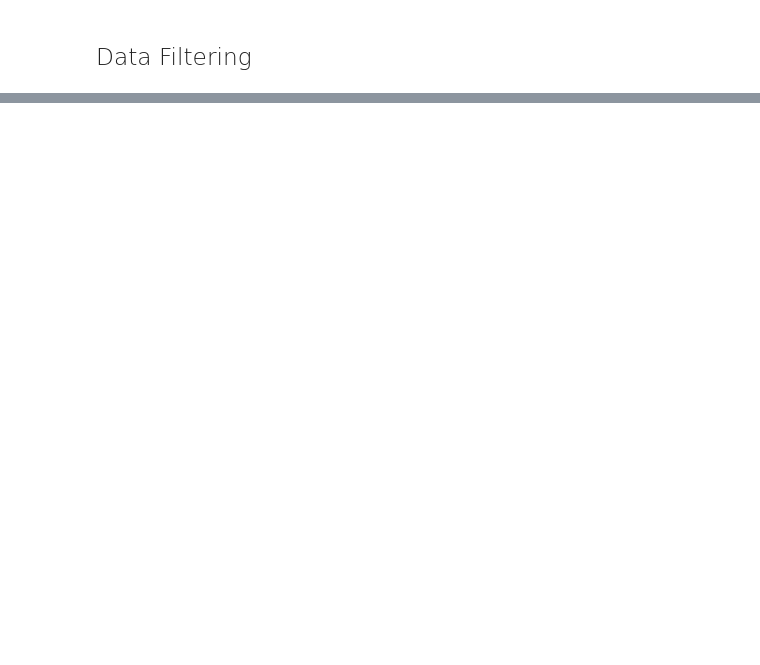
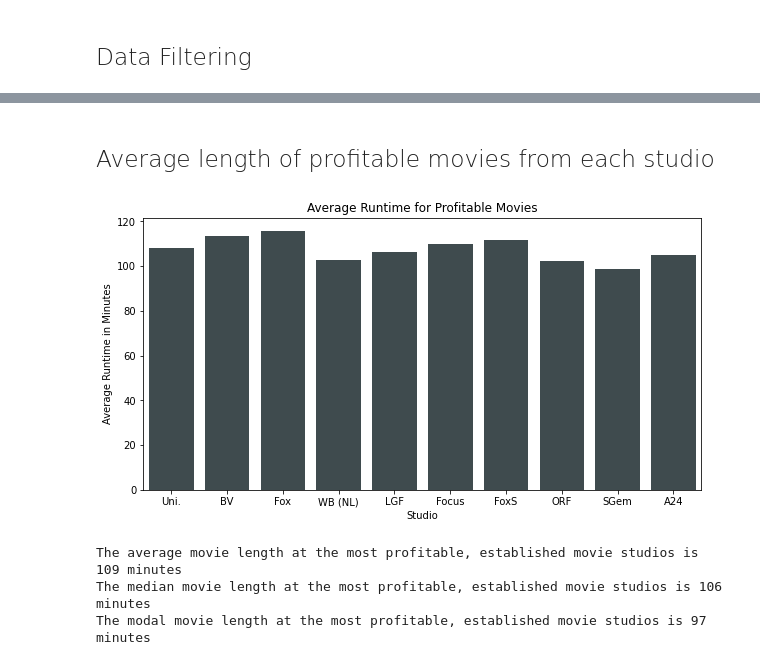
Before and after one commit to mooreaz92/Phase-1-Project-Group-GRV, a Jupyter notebook: Movie Industry Margin Analysis by Budget Class.ipynb, the cells around one changed output, grey strips where cells are left out. Cells and saved outputs as stored; diff of their text form; code cells hidden in the pictures; blank space fills up the shorter version.

```diff
--- a/Movie Industry Margin Analysis by Budget Class.ipynb
+++ b/Movie Industry Margin Analysis by Budget Class.ipynb
@@ -124,0 +186,2 @@ df_budgets = df_budgets[(df_budgets['profit_margin'] > 400) | (df_budgets['profi
+# %%
+df_films_studio_profitable = df_merged[pd.notnull(df_merged['title'])]
@@ -124,0 +192,12 @@ df_budgets = df_budgets[(df_budgets['profit_margin'] > 400) | (df_budgets['profi
+# %%
+### Cleaning the primary title of punctuation
+transtab = str.maketrans(dict.fromkeys(punct, ''))
+df_movie_basics['primary_title'] = '|'.join(df_movie_basics['primary_title'].tolist()).translate(transtab).split('|')
+
+### Making a 'movie_and_year' column to merge on
+df_movie_basics['start_year'] = df_movie_basics['start_year'].map(str)
+df_movie_basics['movie_and_year'] = df_movie_basics['primary_title'] + " - " + df_movie_basics['start_year']
+df_movie_basics['start_year'] = df_movie_basics['start_year'].map(int)
+
+### Merging movie id
+df_half_merge = df_films_studio_profitable.merge(df_movie_basics, how="left", on="movie_and_year")
@@ -124,0 +225,18 @@ df_budgets = df_budgets[(df_budgets['profit_margin'] > 400) | (df_budgets['profi
+# %%
+### Removes studios with less than five movies:
+df_established = df_half_merge.groupby("studio").filter(lambda x: len(x) > 5)
+
+### Creates a pivot table by studio and calculates median profit margin for their profitable films
+pivot = pd.pivot_table(df_established, values='profit_margin', index='studio', aggfunc=np.median)
+
+### Sorts by top median profit margin and returns the top ten
+pivot.sort_values(by='profit_margin', ascending=False).head(10)
+
+### Creates a list of the top 10 studios
+top_10_studios = list(pivot.sort_values(by='profit_margin', ascending=False).head(10).index)
+
+### Filtering the dataframe for only studios in our top 10 list
+df = df_established[df_established['studio'].isin(top_10_studios)]
+
+### Printing a pivot of the top ten studios
+pivot.sort_values(by='profit_margin', ascending=False).head(10)
@@ -124,0 +276,16 @@ df_budgets = df_budgets[(df_budgets['profit_margin'] > 400) | (df_budgets['profi
+# %% [markdown]
+<h2 style="font-weight: 100">Average length of profitable movies from each studio</h2>
+# %%
+plt.figure(figsize=(10, 5))
+ax = sns.barplot(x='studio', y='runtime_minutes', data=df, color='#3c4c51', ci=None)
+ax.set(xlabel = "Studio", ylabel = "Average Runtime in Minutes", title = "Average Runtime for Profitable Movies")
+plt.show()
+
+print(f"The average movie length at the most profitable, established movie studios is {int(df['runtime_minutes'].mean())} minutes ")
+print(f"The median movie length at the most profitable, established movie studios is {int(df['runtime_minutes'].median())} minutes ")
+print(f"The modal movie length at the most profitable, established movie studios is {int(df['runtime_minutes'].mode())} minutes ")
+# %% [output]
+[figure, added]
+The average movie length at the most profitable, established movie studios is 109 minutes
+The median movie length at the most profitable, established movie studios is 106 minutes
+The modal movie length at the most profitable, established movie studios is 97 minutes
```
Also changed, not shown: parts of 48 cells of this notebook, 14 other files.
